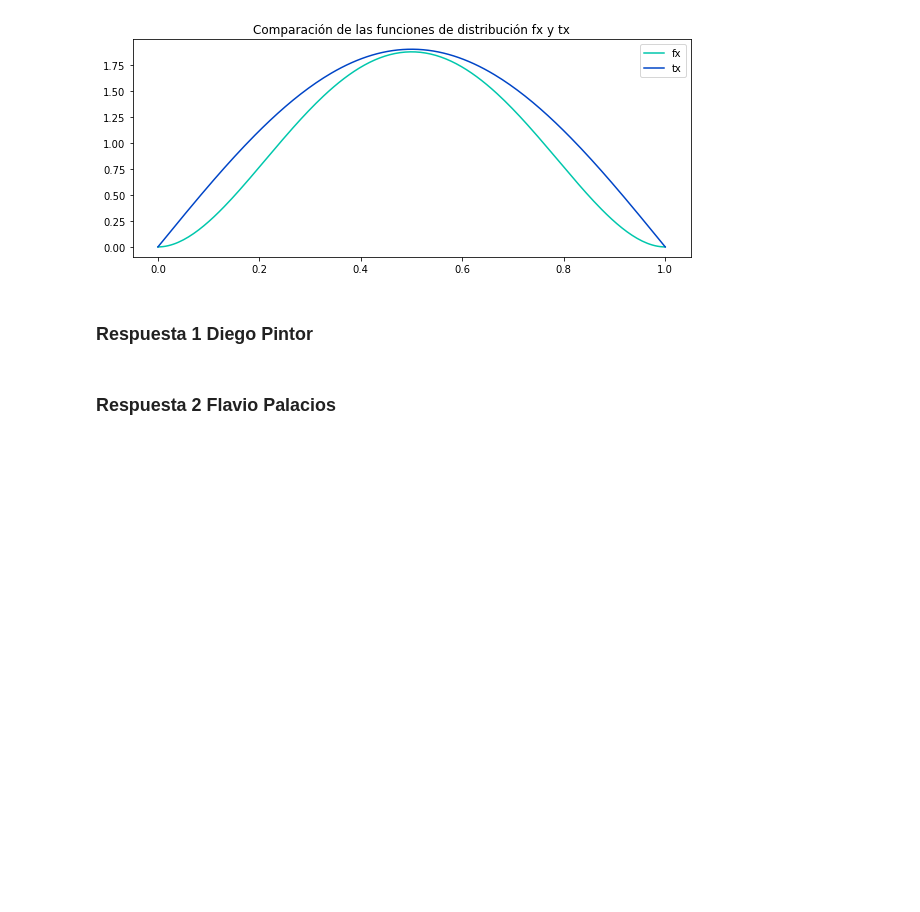
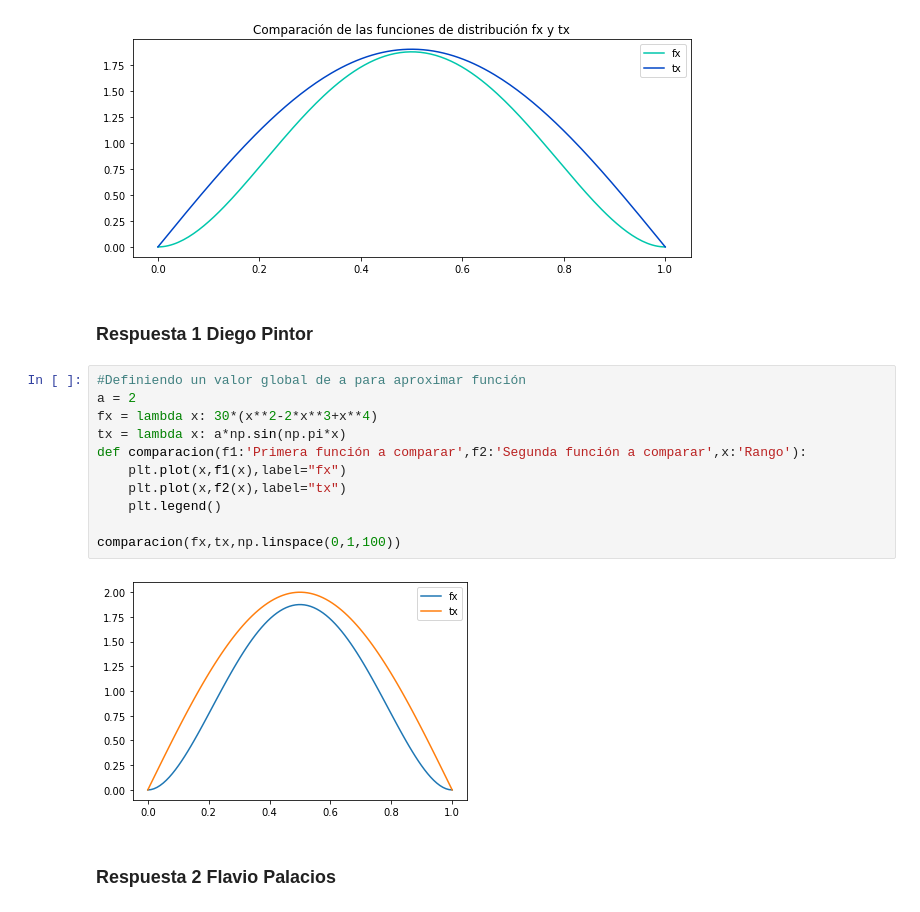
Before and after one commit to Palacios-F/ProyectoConjunto_PalaciosFC_PintorD, a Jupyter notebook: Tarea 6.ipynb, the cells around one changed output. Cells and saved outputs as stored; diff of their text form; blank space fills up the shorter version.

```diff
--- a/Tarea 6.ipynb
+++ b/Tarea 6.ipynb
@@ -69,6 +69,19 @@ plt.show()
 [figure]
 # %% [markdown]
 ### Respuesta 1 Diego Pintor
+# %%
+#Definiendo un valor global de a para aproximar función
+a = 2
+fx = lambda x: 30*(x**2-2*x**3+x**4)
+tx = lambda x: a*np.sin(np.pi*x)
+def comparacion(f1:'Primera función a comparar',f2:'Segunda función a comparar',x:'Rango'):
+    plt.plot(x,f1(x),label="fx")
+    plt.plot(x,f2(x),label="tx")
+    plt.legend()
+
+comparacion(fx,tx,np.linspace(0,1,100))
+# %% [output]
+[figure, added]
 # %% [markdown]
 ### Respuesta 2 Flavio Palacios
 # %% [markdown]
```
Also changed, not shown: parts of 19 cells of this notebook, 1 other file.
